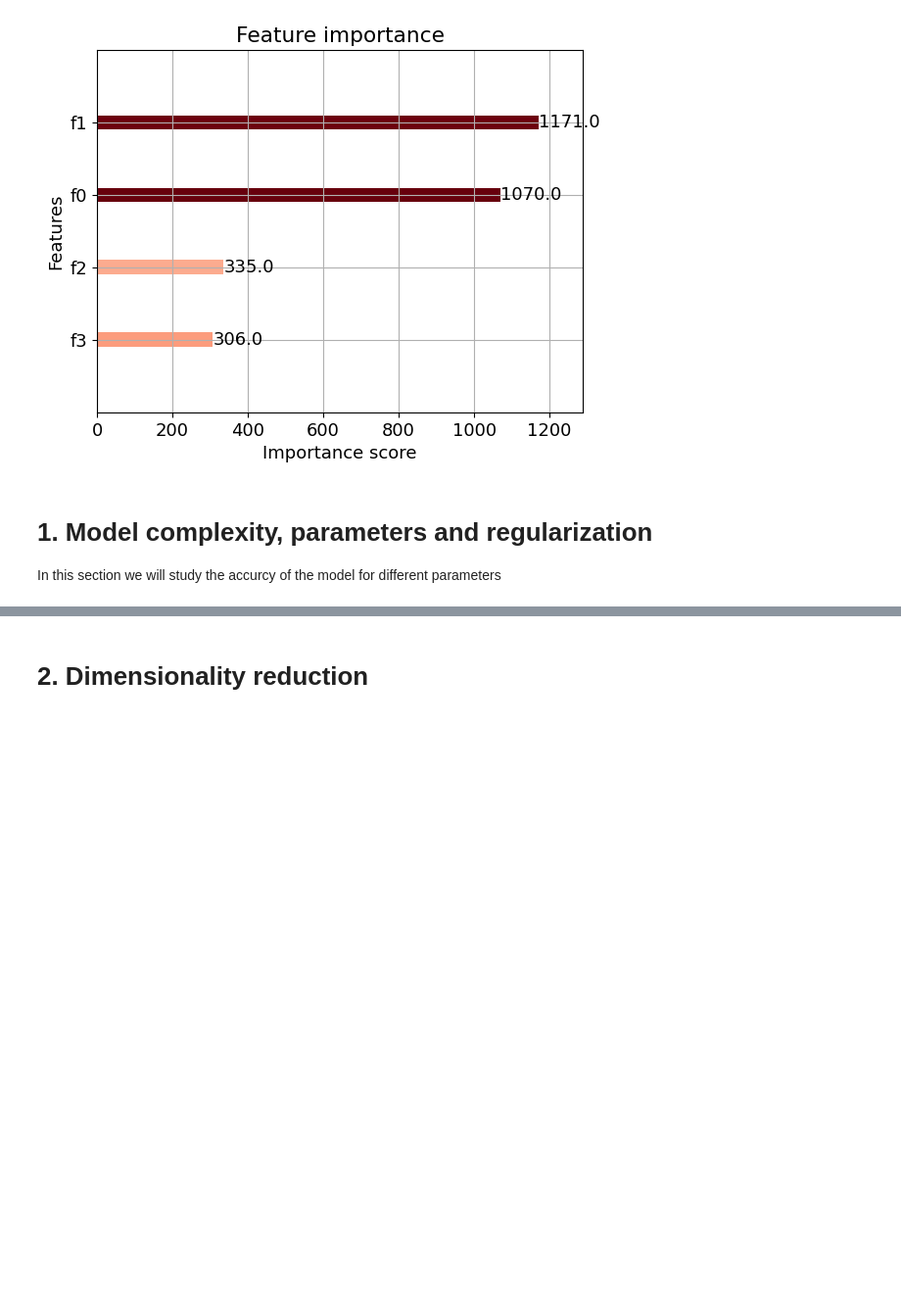
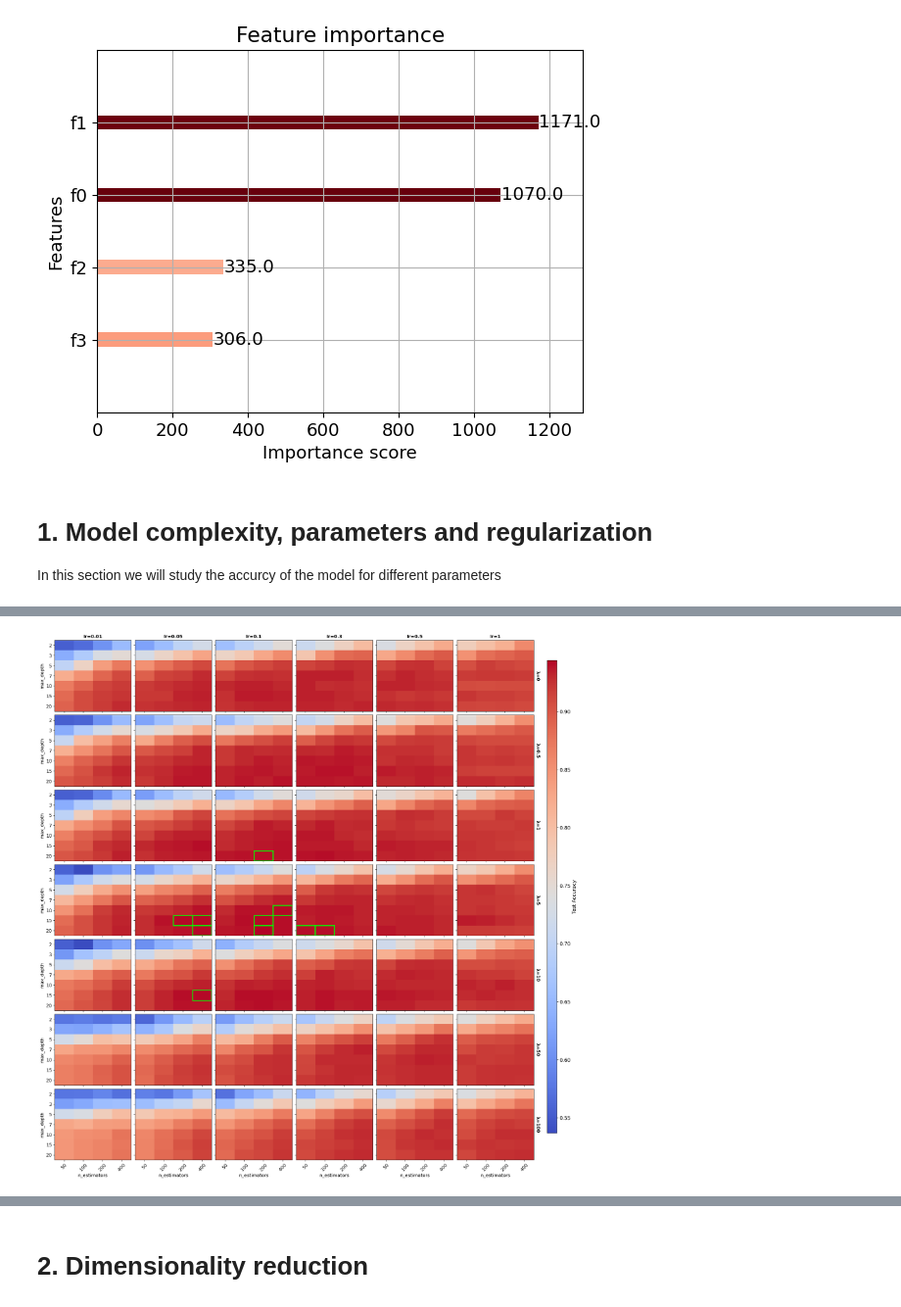
Before and after one commit to FrancescoPeron/LCP_B, a Jupyter notebook: Combining models/Es_3_punto_1_2_3.ipynb, the cells around one changed output, grey strips where cells are left out. Shown at 98% size. Saved outputs shown, nothing was run; the diff lists cells and outputs as text; code cells hidden in the pictures; blank space fills up the shorter version.

```diff
--- a/Combining models/Es_3_punto_1_2_3.ipynb
+++ b/Combining models/Es_3_punto_1_2_3.ipynb
@@ -329,3 +168,0 @@ ax.plot(lambda_val_list, res)
-# %%
-fig, ax = plt.subplots(nrows=1,ncols=1)
-ax.plot(lambda_val_list[:-2], res[:-2])
@@ -334,0 +171,93 @@ ax.plot(lambda_val_list[:-2], res[:-2])
+# %%
+"""
+import pickle
+
+
+with open('ex3_results.pkl', 'wb') as f:
+    pickle.dump(results, f)
+
+"""
+n_estimators_list  = [50, 100, 200, 400]
+max_depth_list     = [2, 3, 5, 7, 10, 15, 20]
+learning_rate_list = [0.01, 0.05, 0.1, 0.3, 0.5, 1]
+lambda_val_list = [0, 0.5, 1, 5, 10, 50, 100]
+
+n_nest  = len(n_estimators_list)
+n_depth = len(max_depth_list)
+n_lr    = len(learning_rate_list)
+n_lam   = len(lambda_val_list)
+
+
+acc_val_grid = np.zeros((n_nest, n_depth, n_lr, n_lam))
+
+for n_est, depth, lr, lam, _, acc_val in results:
+    i = n_estimators_list.index(n_est)
+    j = max_depth_list.index(depth)
+    k = learning_rate_list.index(lr)
+    l = lambda_val_list.index(lam)
+    acc_val_grid[i, j, k, l] = acc_val
+
+vmin = np.min(acc_val_grid)
+vmax = np.max(acc_val_grid)
+
+fig, axes = plt.subplots(
+    n_lam, n_lr,
+    figsize=(4 * n_lr, 3.5 * n_lam),
+    sharex=True, sharey=False
+)
+
+for row, lam in enumerate(lambda_val_list):
+    for col, lr in enumerate(learning_rate_list):
+
+        ax = axes[row, col]
+
+        heatmap = acc_val_grid[:, :, col, row].T
+        im = ax.imshow(heatmap, aspect='auto', cmap='coolwarm',
+                       vmin=vmin, vmax=vmax, origin='upper')
+
+        ax.set_xticks(range(n_nest))
+        ax.set_yticks(range(n_depth))
+
+        if row == n_lam - 1:
+            ax.set_xticklabels(n_estimators_list, rotation=45, fontsize=12)
+            ax.set_xlabel('n_estimators', fontsize=12)
+        else:
+            ax.set_xticklabels([])
+
+        if col == 0:
+            ax.set_yticklabels(max_depth_list, fontsize=12)
+            ax.set_ylabel('max_depth', fontsize=12)
+        else:
+            ax.set_yticklabels([])
+
+
+        if row == 0:
+            ax.set_title(f'lr={lr}', fontsize=12, fontweight='bold')
+
+        if col == n_lr - 1:
+            ax.yaxis.set_label_position('right')
+            ax.set_ylabel(f'λ={lam}', fontsize=12, fontweight='bold', rotation=270, labelpad=16)
+
+fig.subplots_adjust(right=0.85, hspace=0.05, wspace=0.05)
+cbar_ax = fig.add_axes([0.87, 0.15, 0.015, 0.7])
+fig.colorbar(im, cax=cbar_ax, label='Test Accuracy')
+
+#to higlight the best 10
+flat_indices = np.argsort(acc_val_grid.ravel())[-10:]
+top_coords = np.array(np.unravel_index(flat_indices, acc_val_grid.shape)).T
+
+for row, lam in enumerate(lambda_val_list):
+    for col, lr in enumerate(learning_rate_list):
+        ax = axes[row, col]
+        heatmap = acc_val_grid[:, :, col, row].T
+
+        for (i, j, k, l) in top_coords:
+            if k == col and l == row:
+
+                rect = plt.Rectangle((i - 0.5, j - 0.5), 1, 1,
+                                     linewidth=2.5, edgecolor='lime', facecolor='none')
+                ax.add_patch(rect)
+
+plt.show()
+# %% [output]
+[figure, added]
```
Also changed, not shown: parts of 16 cells of this notebook.
